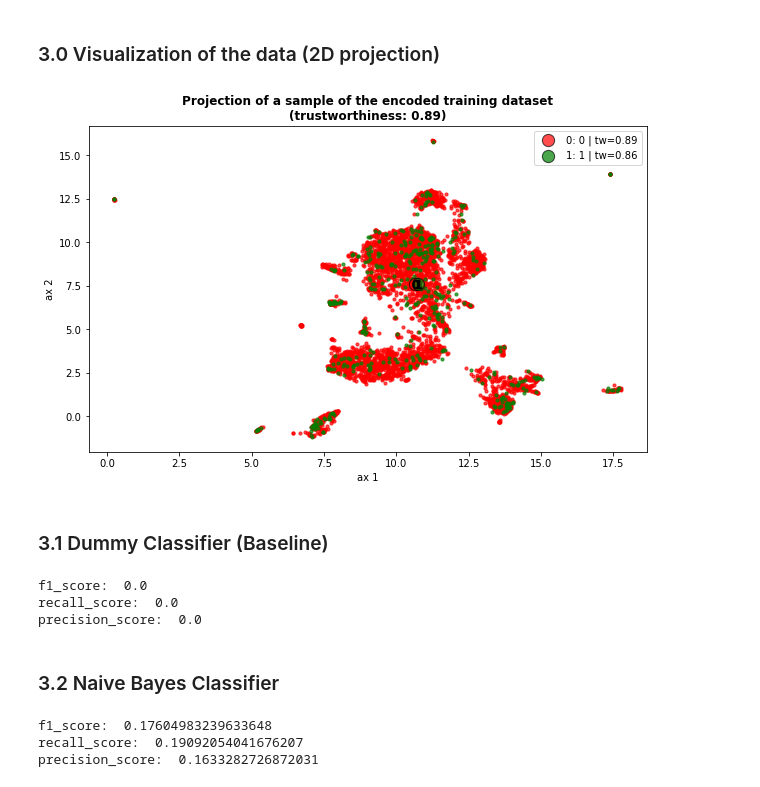
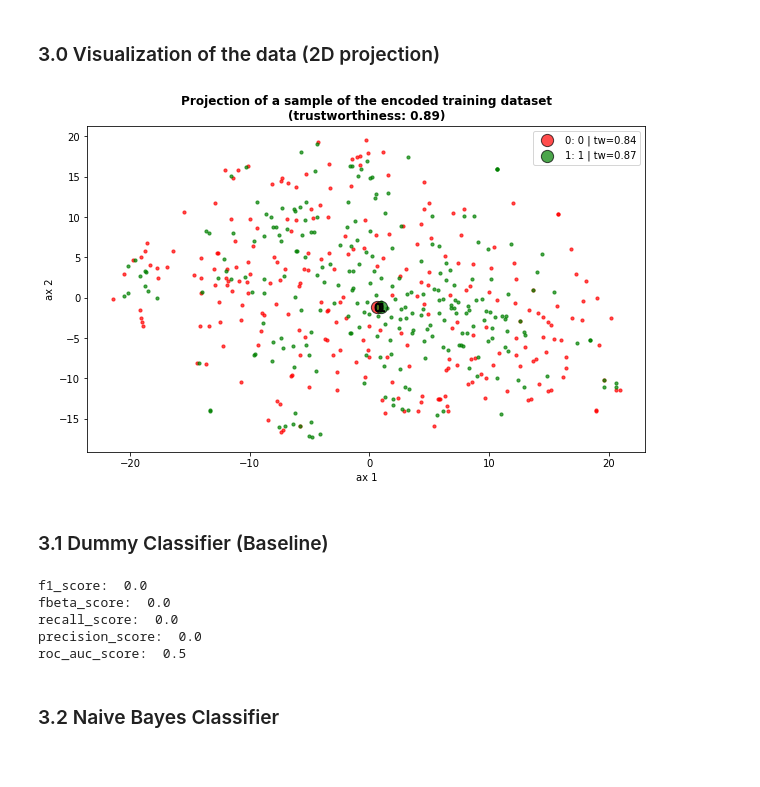
Before and after one commit to SmellyArmure/OC_DS_Project7, a Jupyter notebook: NOTEBOOKS/P7_04_Modeling.ipynb, the cells around one changed output. Cells and saved outputs as stored; diff of their text form; code cells hidden in the pictures.

```diff
--- a/NOTEBOOKS/P7_04_Modeling.ipynb
+++ b/NOTEBOOKS/P7_04_Modeling.ipynb
@@ -183,9 +712,0 @@ fig.tight_layout()
-# %%
-from sklearn.model_selection import train_test_split
-
-# Splitting a training set and a test set
-strat_col = 'NAME_INCOME_TYPE'
-X_tr, X_te, y_tr, y_te = train_test_split(X_train, y_train,
-                                    train_size=0.7, shuffle=True,
-                                    stratify=X_train[strat_col],
-                                    random_state=14)
@@ -212,5 +764,6 @@ ct = CustTransformer(thresh_card=12,
                      strat_binary='ord',
                      strat_low_card='ohe',
                      strat_high_card='loo')
-
-X_tr_enc = ct.fit_transform(X_tr, y_tr) # y_train is here for 'loo'
+ct.fit(X_tr, y_tr)
+X_tr_enc = ct.transform(X_tr) # y_tr is here for 'loo'
+X_te_enc = ct.transform(X_te)
@@ -217,3 +772,6 @@ X_tr_enc = ct.fit_transform(X_tr, y_tr) # y_train is here for 'loo'
+# %%
+X_tr_enc['AMT_CREDIT_not_enc'] = X_tr['AMT_CREDIT']
+X_te_enc['AMT_CREDIT_not_enc'] = X_te['AMT_CREDIT']
 # %%
 X_tr.shape, X_tr_enc.shape
 # %% [output]
@@ -220,0 +800,5 @@ X_tr.shape, X_tr_enc.shape
+# %%
+%%time
+sm = SMOTE(sampling_strategy='auto', k_neighbors=5,
+          n_jobs=-1, random_state=14) #'minority'
+X_tr_enc_resamp, y_tr_resamp = sm.fit_resample(X_tr_enc, y_tr)
@@ -225,12 +831,13 @@ X_tr.shape, X_tr_enc.shape
 # %%
 # Projection of a sample of the training set, colored with target value
 
-ind_samp = X_tr_enc.sample(5000).index
+ind_samp = X_tr_enc_resamp.sample(500).index
 
-plot_projection(X=X_tr_enc.loc[ind_samp], y=y_tr.loc[ind_samp],
-                model=None, ser_clust = y_tr.loc[ind_samp], proj='UMAP', # dum_class # PCA, UMAP, t-SNE
+plot_projection(X=X_tr_enc_resamp.loc[ind_samp].drop(columns=['AMT_CREDIT_not_enc']),
+                y=y_tr_resamp.loc[ind_samp].drop(columns=['AMT_CREDIT_not_enc']),
+                model=None, ser_clust = y_tr_resamp.loc[ind_samp], proj='t-SNE', # dum_class # PCA, UMAP, t-SNE
                 tw_n_neigh=5, title="Projection of a sample of the encoded training dataset",
                 bboxtoanchor=None, figsize=(10, 6), size=10, palette=['r','g'], # 'tab10'
                 legend_on=False, fig=None, ax=None, random_state=14)
 # %% [output]
-[figure, old version]
+[figure, new version]
@@ -243,30 +848,20 @@ from sklearn.dummy import DummyClassifier
 
 dum_class = DummyClassifier(strategy='most_frequent',
                             random_state=14)
-dum_class.fit(X_tr_enc, y_tr)
-y_pred = dum_class.predict(X_tr_enc)
-dum_class.score(X_tr_enc, y_tr)
+dum_class.fit(X_tr_enc_resamp.drop(columns=['AMT_CREDIT_not_enc']), y_tr_resamp)
+y_pred = dum_class.predict(X_tr_enc_resamp.drop(columns=['AMT_CREDIT_not_enc']))
+dum_class.score(X_tr_enc_resamp.drop(columns=['AMT_CREDIT_not_enc']), y_tr_resamp)
 # pd.Series(dum_class.predict(X_tr_enc)).value_counts()
-print("f1_score: ", f1_score(y_tr, y_pred))
-print("recall_score: ", recall_score(y_tr, y_pred))
-print("precision_score: ", precision_score(y_tr, y_pred))
-# print("auc: ", auc())
+print("f1_score: ", f1_score(y_tr_resamp, y_pred))
+print("fbeta_score: ", fbeta_score(y_tr_resamp, y_pred, beta=5))
+print("recall_score: ", recall_score(y_tr_resamp, y_pred))
+print("precision_score: ", precision_score(y_tr_resamp, y_pred))
+print("roc_auc_score: ", roc_auc_score(y_tr_resamp, y_pred))
 # %% [output]
 f1_score:  0.0
+fbeta_score:  0.0
 recall_score:  0.0
 precision_score:  0.0
+roc_auc_score:  0.5
 # %% [markdown]
 ### 3.2 Naive Bayes Classifier
-# %%
-from sklearn.naive_bayes import GaussianNB
-
-gnb_class = GaussianNB()
-gnb_class.fit(X_tr_enc, y_tr)
-y_pred = gnb_class.predict(X_tr_enc)
-print("f1_score: ", f1_score(y_tr, y_pred))
-print("recall_score: ", recall_score(y_tr, y_pred))
-print("precision_score: ", precision_score(y_tr, y_pred))
-# %% [output]
-f1_score:  0.17604983239633648
-recall_score:  0.19092054041676207
-precision_score:  0.1633282726872031
```
Also changed, not shown: parts of 116 cells of this notebook, 4 other files.
